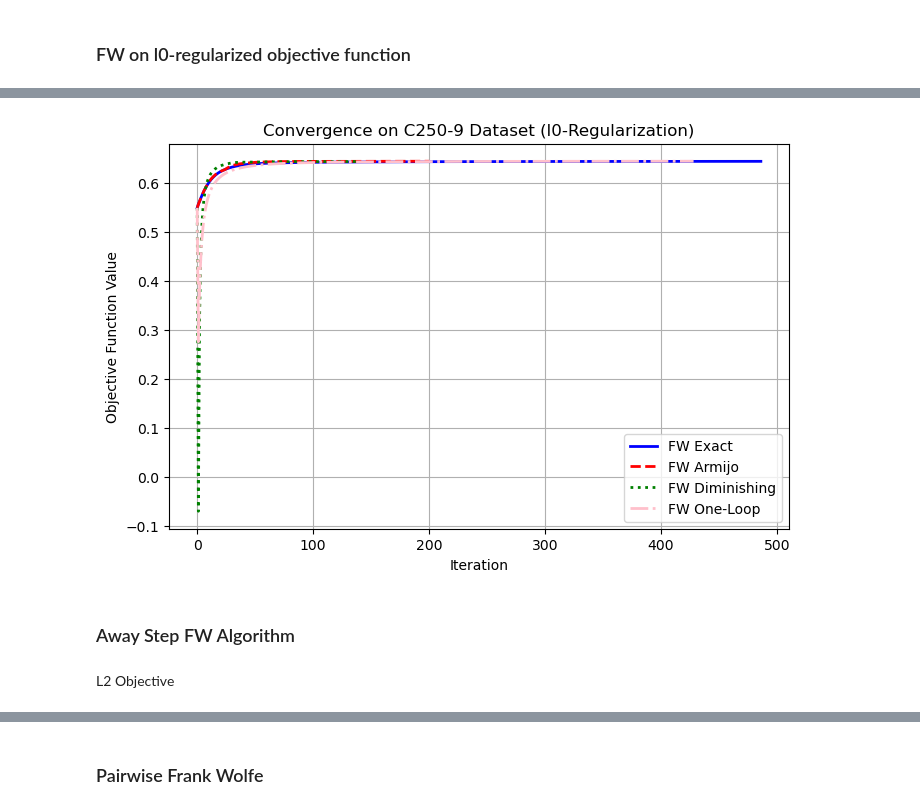
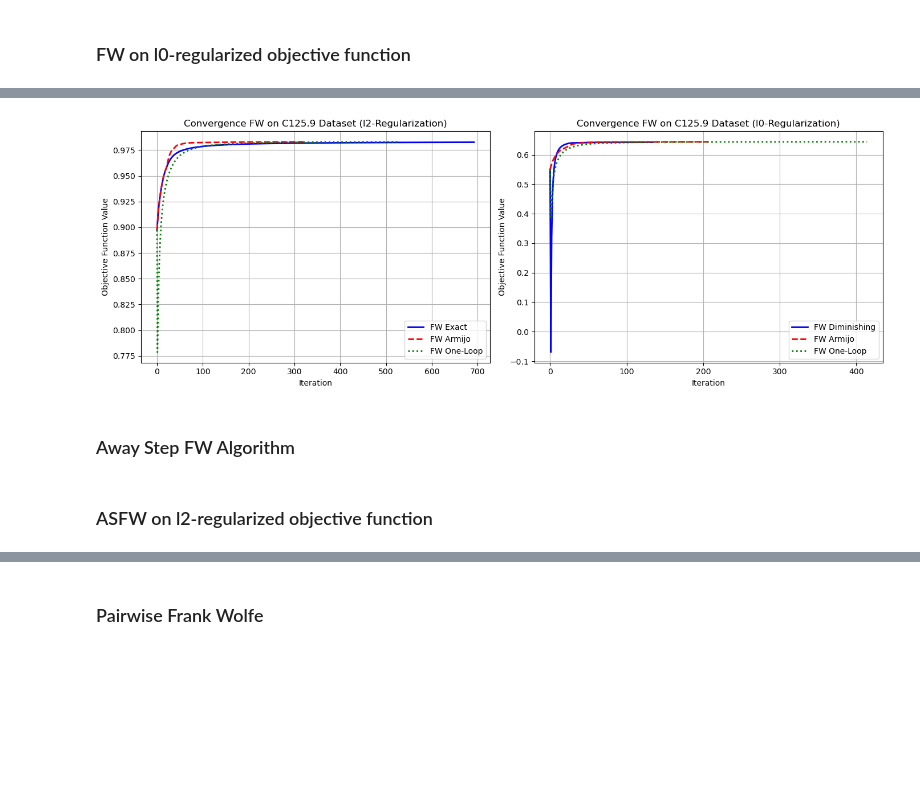
Before and after one commit to alisasnezskaia/Optimization-Clustering-FW, a Jupyter notebook: FW_and_projections.ipynb, the cells around one changed output, grey strips where cells are left out. Saved outputs shown, nothing was run; the diff lists cells and outputs as text; code cells hidden in the pictures; blank space fills up the shorter version.

Commit message:
run tests + add graphs

```diff
--- a/FW_and_projections.ipynb
+++ b/FW_and_projections.ipynb
@@ -328,5 +276,6 @@ Deminishing Step Size
 # %%
-x_opt_FW_demin_l0, history_FW_demin_l0 = frank_wolfe(obj_l0, grad_l0, A, num_iters=1000, line_search= 'demin')
-clique_FW_demin_l0, size_clique_FW_demin_l0 = extract_clique_from_solution(x_opt_FW_demin_l0, A)
-print(f'Extracted Max Clique is of size: {size_clique_FW_demin_l0}.')
+# FW with Deminishing step size
+x_opt_FW_demin_l0_A1, history_FW_demin_l0_A1 = frank_wolfe(obj_l0, grad_l0, A1, num_iters=1000, line_search= 'demin')
+clique_FW_demin_l0_A1, size_clique_FW_demin_l0_A1 = extract_clique_from_solution(x_opt_FW_demin_l0_A1, A1)
+print(f'Extracted Max Clique is of size: {size_clique_FW_demin_l0_A1}.')
 # %% [output]
@@ -351,5 +297,6 @@ Open-Loop Step Size
 # %%
-x_opt_FW_log_l0, history_FW_log_l0 = frank_wolfe(obj_l0, grad_l0, A, num_iters=1000, line_search= 'log')
-clique_FW_log_l0, size_clique_FW_log_l0 = extract_clique_from_solution(x_opt_FW_log_l0, A)
-print(f'Extracted Max Clique is of size: {size_clique_FW_log_l0}.')
+# FW with One-Loop line search
+x_opt_FW_log_l0_A1, history_FW_log_l0_A1 = frank_wolfe(obj_l0, grad_l0, A1, num_iters=1000, line_search= 'log')
+clique_FW_log_l0_A1, size_clique_FW_log_l0_A1 = extract_clique_from_solution(x_opt_FW_log_l0_A1, A1)
+print(f'Extracted Max Clique is of size: {size_clique_FW_log_l0_A1}.')
 # %% [output]
@@ -373,17 +320,39 @@ Extracted Max Clique is of size: 35.
-# %%
-plt.figure(figsize=(8,5))
-plt.plot(history_FW_exact_l0, label='FW Exact', color='blue', linewidth=2, linestyle='-')
-plt.plot(history_FW_armijo_l0, label='FW Armijo', color='red', linewidth=2, linestyle='--')
-plt.plot(history_FW_demin_l0, label='FW Diminishing', color='green', linewidth=2, linestyle=':')
-plt.plot(history_FW_log_l0, label='FW One-Loop', color='pink', linewidth=2, linestyle='-.')
-plt.xlabel("Iteration")
-plt.ylabel("Objective Function Value")
-plt.title("Convergence on C250-9 Dataset (l0-Regularization)")
-plt.legend()
-plt.grid(True)
-plt.show()
-# %% [output]
-[figure, removed]
+# %%
+def plot_fw_results(
+    history_FW_exact_l2_A1, history_FW_armijo_l2_A1, history_FW_log_l2_A1,
+    history_FW_armijo_l0_A1, history_FW_demin_l0_A1, history_FW_log_l0_A1, graph_name = None
+):
+    fig, axes = plt.subplots(1, 2, figsize=(14, 5))
+
+    # --- First subplot: l2-Regularization ---
+    axes[0].plot(history_FW_exact_l2_A1, label='FW Exact', color='blue', linewidth=2, linestyle='-')
+    axes[0].plot(history_FW_armijo_l2_A1, label='FW Armijo', color='red', linewidth=2, linestyle='--')
+    axes[0].plot(history_FW_log_l2_A1, label='FW One-Loop', color='green', linewidth=2, linestyle=':')
+    axes[0].set_xlabel("Iteration")
+    axes[0].set_ylabel("Objective Function Value")
+    axes[0].set_title(f"Convergence FW on {graph_name} Dataset (l2-Regularization)")
+    axes[0].legend()
+    axes[0].grid(True)
+
+    # --- Second subplot: l0-Regularization ---
+    axes[1].plot(history_FW_demin_l0_A1, label='FW Diminishing', color='blue', linewidth=2, linestyle='-')
+    axes[1].plot(history_FW_armijo_l0_A1, label='FW Armijo', color='red', linewidth=2, linestyle='--')
+    axes[1].plot(history_FW_log_l0_A1, label='FW One-Loop', color='green', linewidth=2, linestyle=':')
+    axes[1].set_xlabel("Iteration")
+    axes[1].set_ylabel("Objective Function Value")
+    axes[1].set_title(f"Convergence FW on {graph_name} Dataset (l0-Regularization)")
+    axes[1].legend()
+    axes[1].grid(True)
+
+    plt.tight_layout()
+    plt.show()
+
+plot_fw_results(
+    history_FW_exact_l2_A1, history_FW_armijo_l2_A1, history_FW_log_l2_A1,
+    history_FW_armijo_l0_A1, history_FW_demin_l0_A1, history_FW_log_l0_A1, graph_name='C125.9'
+)
+# %% [output]
+[figure, added]
 # %% [markdown]
 ### Away Step FW Algorithm
 # %%
@@ -439,5 +408,5 @@ def away_step_frank_wolfe(obj_func, grad_obj_func, A, num_iters=100, line_search
 
     return opt_x, history
 # %% [markdown]
-L2 Objective
+### ASFW on l2-regularized objective function
 # %%
```
Also changed, not shown: parts of 63 cells of this notebook.
